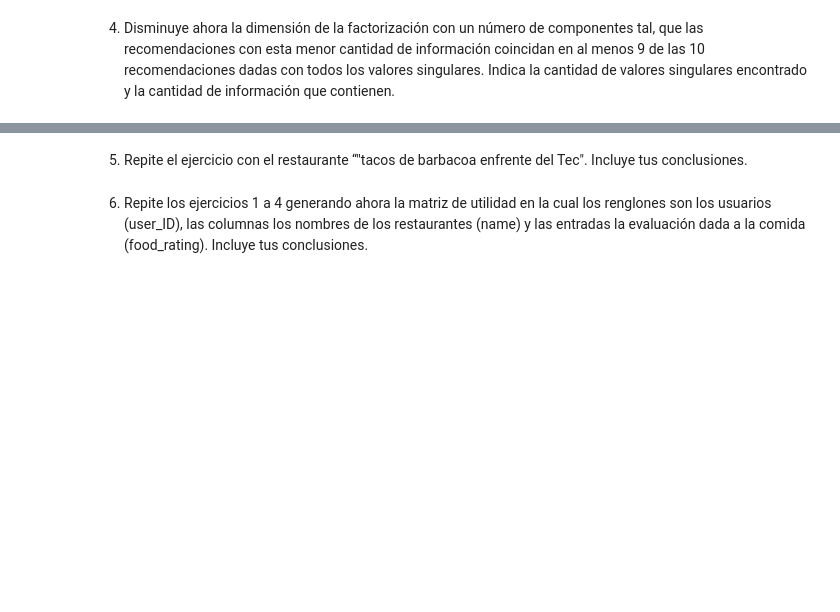
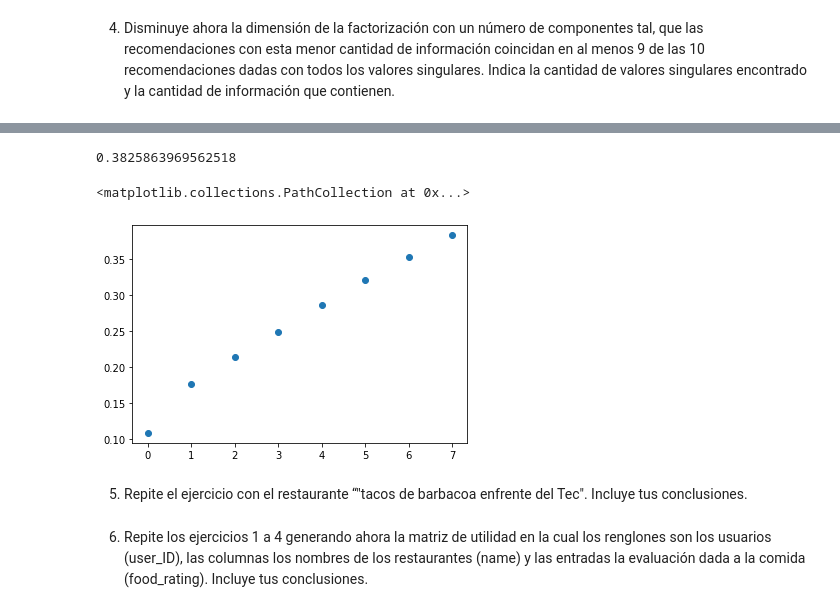
Before and after one commit to PosgradoMNA/actividades-de-aprendizaje-Cristian-Montelongo-A01793580, a Jupyter notebook: Colaboracion_Final_y_despedida.ipynb, the cells around one changed output, grey strips where cells are left out. Drawn from its saved outputs; the diff is of its cells as text; code cells hidden in the pictures; blank space fills up the shorter version.

```diff
--- a/Colaboracion_Final_y_despedida.ipynb
+++ b/Colaboracion_Final_y_despedida.ipynb
@@ -237,2 +391,13 @@ encontrado y la cantidad de información que contienen.
+# %%
+porcen=nuestro_SVD_para_4.explained_variance_ratio_.sum() #Aqui dice que 58 componentes son el 98 de nuestra representaicon de valores
+longitud=nuestro_SVD_para_4.explained_variance_ratio_
+print(porcen)
+# %% [output]
+0.3825863969562518
+# %%
+plt.scatter(range(len(longitud)), np.cumsum(longitud))
+# %% [output]
+<matplotlib.collections.PathCollection at 0x...>
+[figure, added]
 # %% [markdown]
 5.  Repite el ejercicio con el restaurante “"tacos de barbacoa enfrente del Tec". Incluye tus conclusiones.
```
Also changed, not shown: parts of 15 cells of this notebook.
